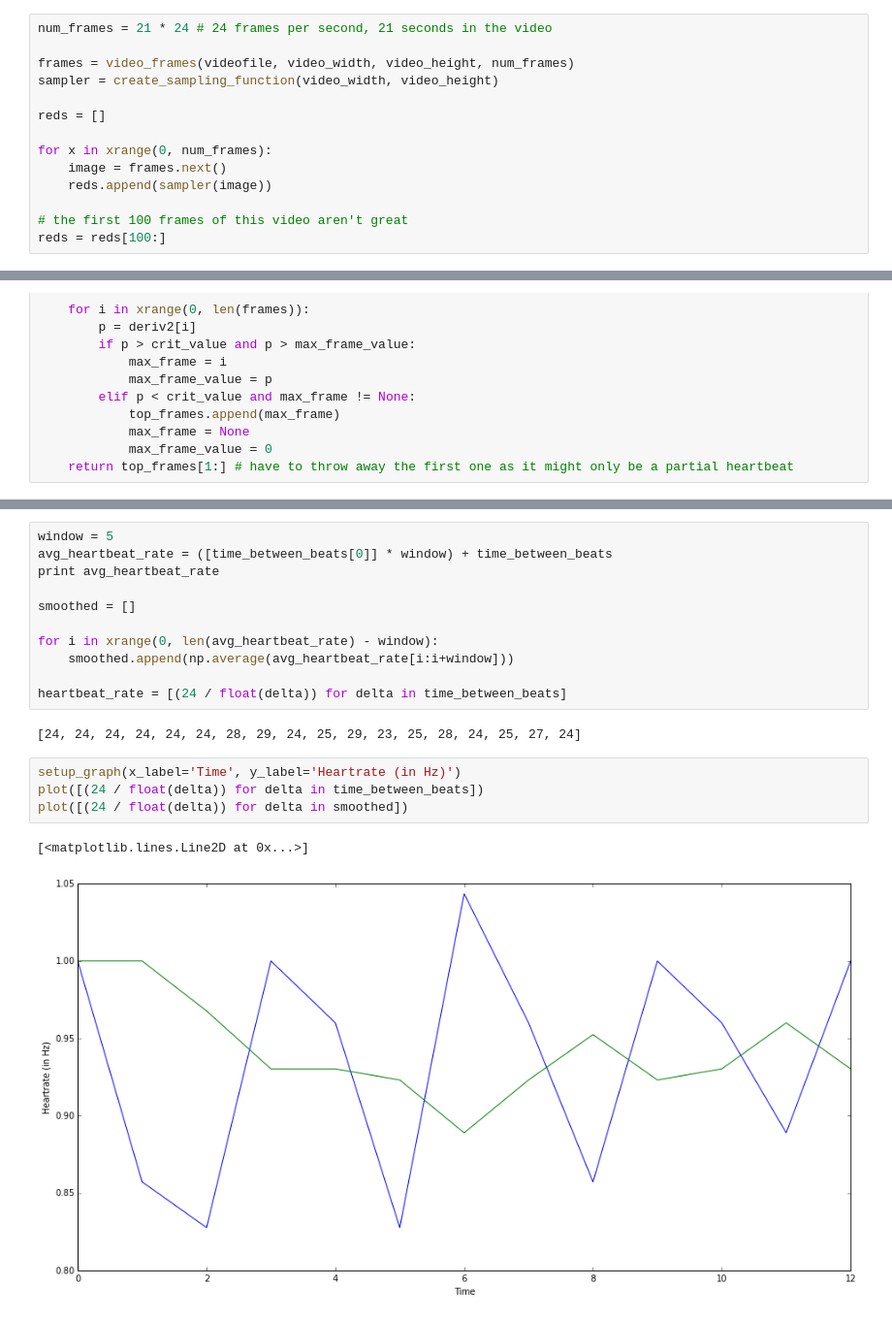
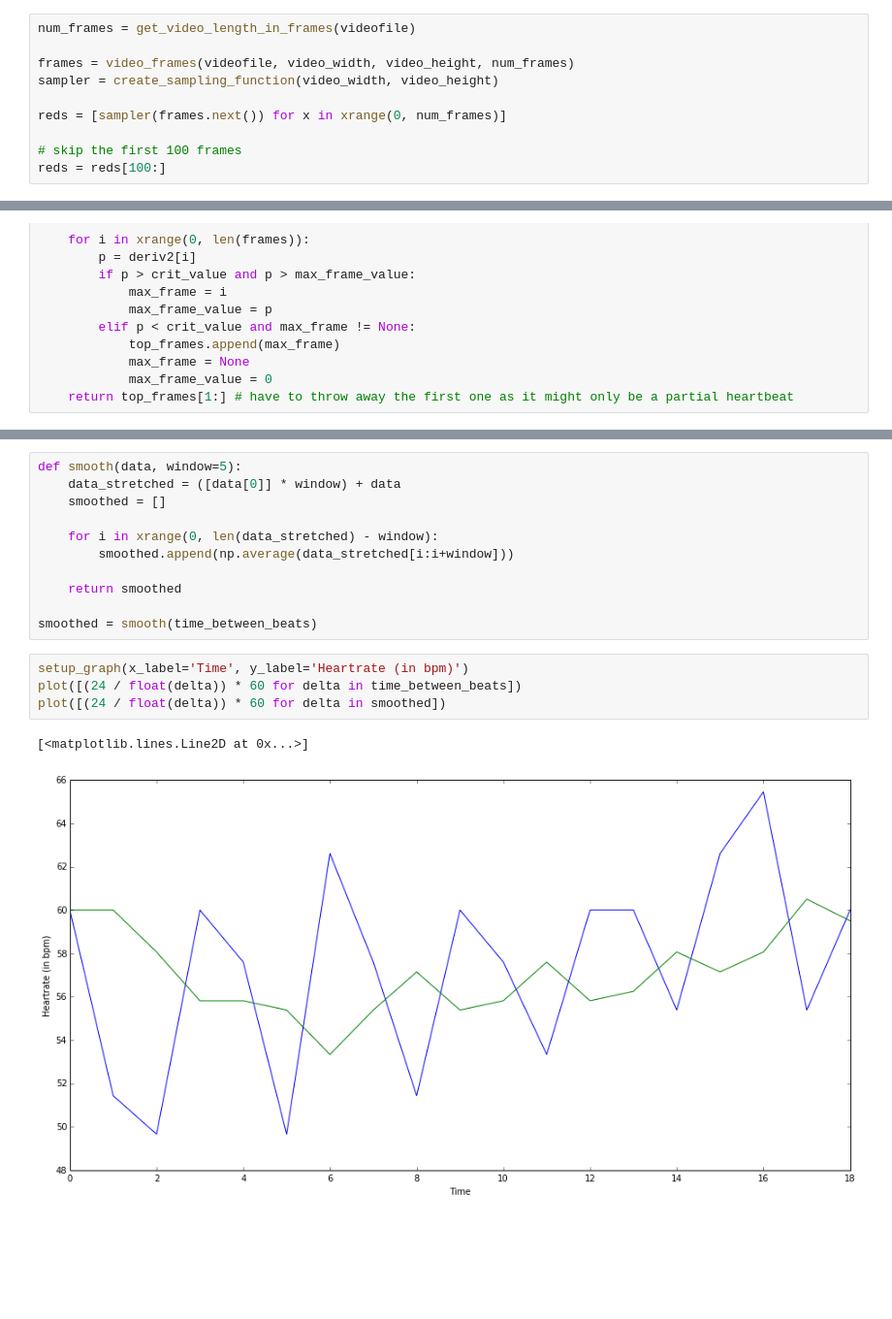
Before and after one commit to Katee/heartbeat, a Jupyter notebook: heartbeat.ipynb, the cells around one changed output, grey strips where cells are left out. Shown: that part at 97% size. Drawn from its saved outputs; the diff is of its cells as text; blank space fills up the shorter version.

Commit message:
Adds getting number of frames in a video. Showing heartrate in bpm (instead of Hz)

```diff
--- a/heartbeat.ipynb
+++ b/heartbeat.ipynb
@@ -51,16 +67,12 @@ def video_frames(videofile, video_width, video_height, frames=1):
 # %%
-num_frames = 21 * 24 # 24 frames per second, 21 seconds in the video
+num_frames = get_video_length_in_frames(videofile)
 
 frames = video_frames(videofile, video_width, video_height, num_frames)
 sampler = create_sampling_function(video_width, video_height)
 
-reds = []
+reds = [sampler(frames.next()) for x in xrange(0, num_frames)]
 
-for x in xrange(0, num_frames):
-    image = frames.next()
-    reds.append(sampler(image))
-
-# the first 100 frames of this video aren't great
+# skip the first 100 frames
 reds = reds[100:]
 # %%
 setup_graph(x_label='Time (in Frames)', y_label='Amount of Red')
@@ -121,20 +133,18 @@ print time_between_beats # number of frames between each heartbeat
 # %%
-window = 5
-avg_heartbeat_rate = ([time_between_beats[0]] * window) + time_between_beats
-print avg_heartbeat_rate
+def smooth(data, window=5):
+    data_stretched = ([data[0]] * window) + data
+    smoothed = []
 
-smoothed = []
+    for i in xrange(0, len(data_stretched) - window):
+        smoothed.append(np.average(data_stretched[i:i+window]))
 
-for i in xrange(0, len(avg_heartbeat_rate) - window):
-    smoothed.append(np.average(avg_heartbeat_rate[i:i+window]))
+    return smoothed
 
-heartbeat_rate = [(24 / float(delta)) for delta in time_between_beats]
+smoothed = smooth(time_between_beats)
-# %% [output]
-[24, 24, 24, 24, 24, 24, 28, 29, 24, 25, 29, 23, 25, 28, 24, 25, 27, 24]
 # %%
-setup_graph(x_label='Time', y_label='Heartrate (in Hz)')
-plot([(24 / float(delta)) for delta in time_between_beats])
-plot([(24 / float(delta)) for delta in smoothed])
+setup_graph(x_label='Time', y_label='Heartrate (in bpm)')
+plot([(24 / float(delta)) * 60 for delta in time_between_beats])
+plot([(24 / float(delta)) * 60 for delta in smoothed])
 # %% [output]
 [<matplotlib.lines.Line2D at 0x...>]
-[figure, old version]
+[figure, new version]
```
Also changed, not shown: parts of 5 cells of this notebook.
